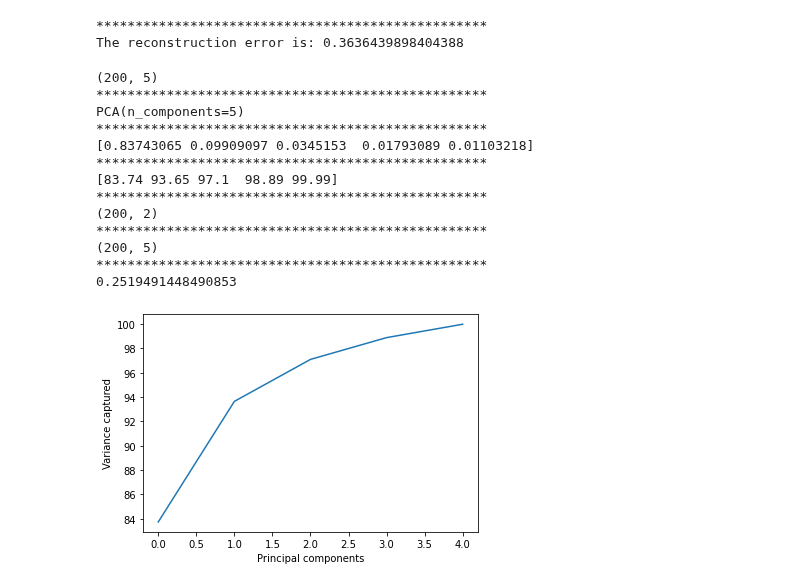
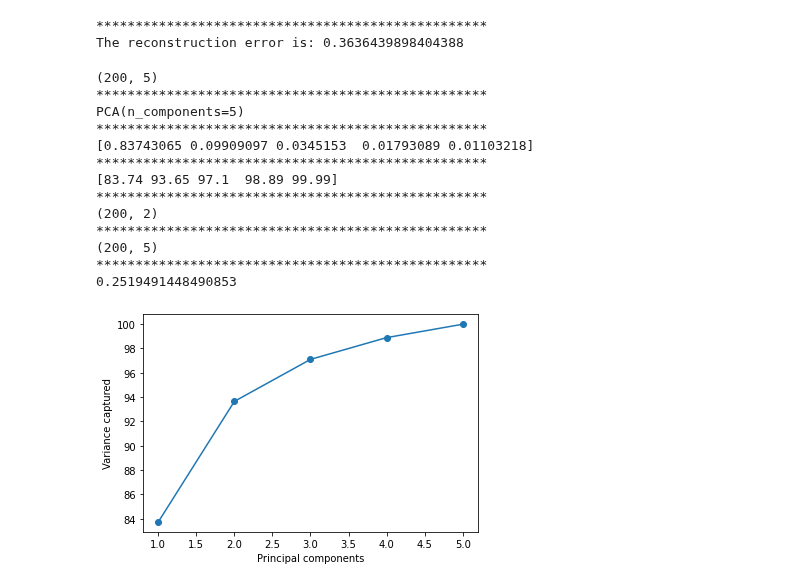
Before and after one commit to bryonbaker/SIT720, a Jupyter notebook: Workshops/Week4LabScripts.ipynb, the cells around one changed output. Cells and saved outputs as stored; diff of their text form; code cells hidden in the pictures.

Commit message:
Updated cumulative variance graph

```diff
--- a/Workshops/Week4LabScripts.ipynb
+++ b/Workshops/Week4LabScripts.ipynb
@@ -309,7 +311,8 @@ print('*'*50)
 Xnorm = scale(data)
 
 #perform PCA using sklearn PCA implementation
-pca = PCA(n_components=5)
+n_components=5
+pca = PCA(n_components)
 pca.fit(Xnorm)
 print(pca)
 
@@ -324,7 +327,8 @@ print('*'*50)
 #Cumulative Variance explains
 var1=np.cumsum(np.round(pca.explained_variance_ratio_, decimals=4)*100)
 print(var1)
-plt.plot(var1)
+pca_num = a_list = list(range(1, n_components+1))
+plt.plot(pca_num, var1, marker='o')
 plt.xlabel("Principal components")
 plt.ylabel("Variance captured")
 
@@ -332,31 +336,31 @@ print('*'*50)
 
 pca = PCA(n_components=2)
 Zred = pca.fit_transform(Xnorm)
 print(Zred.shape)
 
 print('*'*50)
 
 # Reconstruct our data
 Xrec = pca.inverse_transform(Zred)
 print(Xrec.shape)
 
 print('*'*50)
 
 # Measure the reconstruction error
 rec_error = np.linalg.norm(Xnorm-Xrec, 'fro')/np.linalg.norm(Xnorm, 'fro')
 print(rec_error)
 # %% [output]
 (200, 5)
 **************************************************
 PCA(n_components=5)
 **************************************************
 [0.83743065 0.09909097 0.0345153  0.01793089 0.01103218]
 **************************************************
 [83.74 93.65 97.1  98.89 99.99]
 **************************************************
 (200, 2)
 **************************************************
 (200, 5)
 **************************************************
 0.2519491448490853
-[figure, old version]
+[figure, new version]
```
Also changed, not shown: parts of 1 cell of this notebook.
